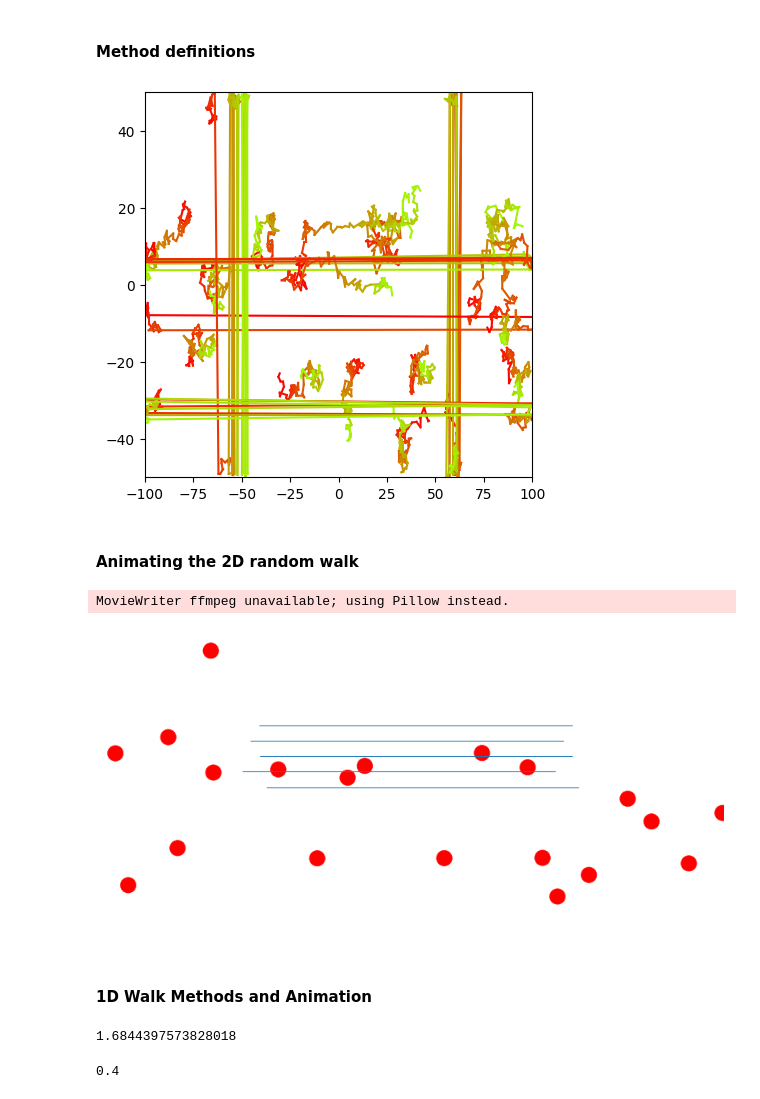
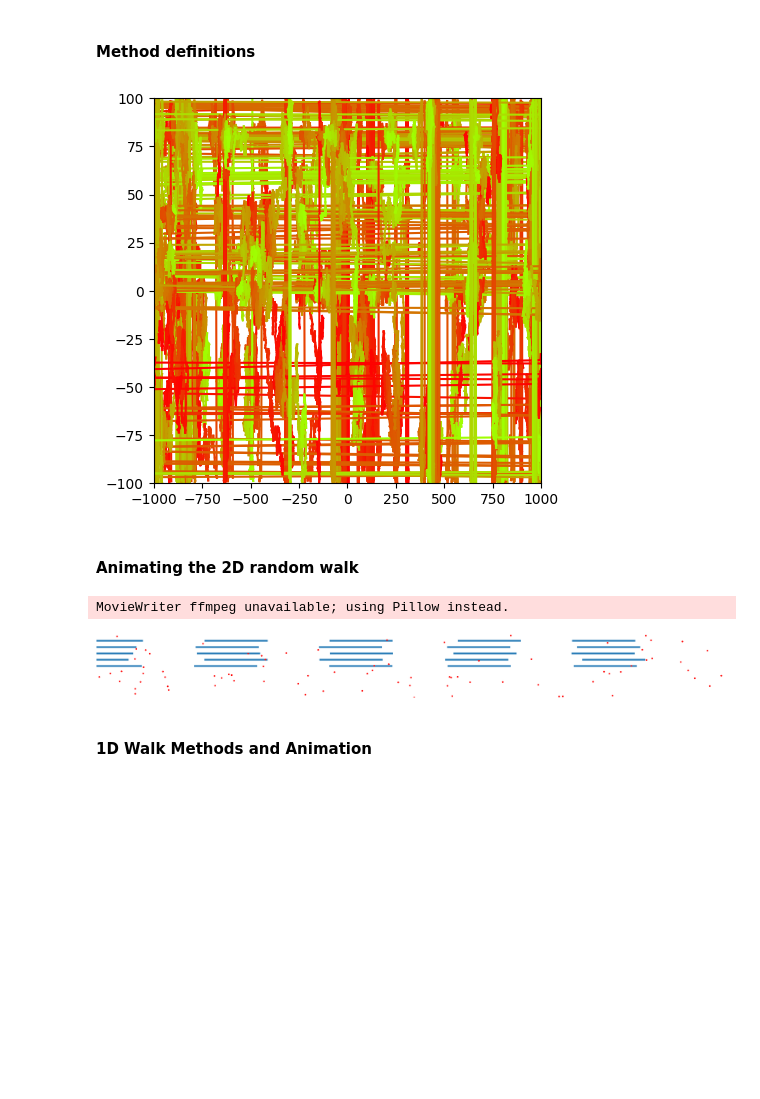
Before and after one commit to sophia-liao/DiffusionExercises, a Jupyter notebook: DiffusionExercise.ipynb, the cells around one changed output. Cells and saved outputs as stored; diff of their text form; code cells hidden in the pictures; blank space fills up the shorter version.

Commit message:
multiple ftsz + proper spacing
ftsz now moves at appropriate speed, but can't see results on python bc slow

```diff
--- a/DiffusionExercise.ipynb
+++ b/DiffusionExercise.ipynb
@@ -178,7 +178,7 @@ def newBrownianLocation(particle_name,dt):
 #moves filament list
 def moveFilamentList(filament_list):
     for f in filament_list:
-        x=f.position[0]+random.uniform(0,2)
+        x=f.position[0]+0.000001*30
         y=f.position[1]
         f.position= ((x+xrange[1]) % (xrange[1]-xrange[0])-xrange[1],(y+yrange[1]) % (yrange[1]-yrange[0])-yrange[1])
 
@@ -203,10 +203,10 @@ def correctByFilament(particle_list):
             dx=p.position[0]-m
             dy=p.position[1]-yvalue
             dist=math.sqrt(dx**2+dy**2)
-            n=6
+            n=15
             if dist<=n:
-                x=p.position[0]-2*(0.000001*13.66*dx*(n+2.5-dist)/dist)/(4.1/40000)
-                y=p.position[1]-2*(0.000001*13.66*dy*(n+2.5-dist)/dist)/(4.1/40000)
+                x=p.position[0]-(0.000001*13.66*dx*(n+2.5-dist)/dist)/(4.1/40000)
+                y=p.position[1]-(0.000001*13.66*dy*(n+2.5-dist)/dist)/(4.1/40000)
                 p.position=((x+xrange[1]) % (xrange[1]-xrange[0])-xrange[1],(y+yrange[1]) % (yrange[1]-yrange[0])-yrange[1])
 
 #moves entire list by one step; takes collisions into account
@@ -260,11 +260,13 @@ def placeParticle(particle_list, n, xrange, yrange):
 
 #places ftszs
 def placeFilament(fil_list, n):
-    for i in range(n):
-        xi=np.random.uniform(-5,5)
-        yi=i*5
-        F=ftsz(flength,(xi,yi),i)
-        fil_list.append(F)
+    for b in range(n):
+        bundlestart=b*(xrange[1]-xrange[0])/n+(xrange[1]-xrange[0])/(2*n)
+        for i in range(5):
+            xi=np.random.uniform(bundlestart,bundlestart+50)
+            yi=i*20
+            F=ftsz(flength,(xi,yi),i)
+            fil_list.append(F)
 
 #plots particle position as a colored time series
 def plotColorSpec(lx,ly):
@@ -285,14 +287,14 @@ def plotLineSpec(lx,ly):
         plt.plot([lx[i],lx[i+1]],[ly[i],ly[i+1]],c=[r,g,b])
 
 #create a simulation function
-def simulation(steps,numparticles,numfilaments,xrange,yrange):
+def simulation(steps,numparticles,numfbundles,xrange,yrange):
     global particle_list
     global filament_list
     particle_list=[]
     filament_list = []
     #initialize particles + filaments
     placeParticle(particle_list,numparticles,xrange,yrange)
-    placeFilament(filament_list,numfilaments)
+    placeFilament(filament_list,numfbundles)
 
     Ppositions = []
     Fpositions = []
@@ -340,55 +342,55 @@ def simulation(steps,numparticles,numfilaments,xrange,yrange):
     return Ppositions,Fpositions
 
 #run the simulation and store the data in X and Y
-xrange=(-100,100)
-flength=100
-yrange=(-50,50)
+xrange=(-1000,1000)
+flength=200
+yrange=(-100,100)
 plt.figure(figsize=(5,5))
 plt.xlim(xrange)
 plt.ylim(yrange)
-(Ppositions,Fpositions) = simulation(100,20,5,xrange,yrange)
+(Ppositions,Fpositions) = simulation(1000,80,5,xrange,yrange)
 nparticles = len(particle_list)
 nfilaments = len(filament_list)
 # %% [output]
-[figure, old version]
+[figure, new version]
 # %% [markdown]
 #### Animating the 2D random walk
 # %%
 from matplotlib.animation import FuncAnimation
-import matplotlib.patches as mpatches
+from matplotlib.patches import Rectangle
 import matplotlib.pyplot as plt
 import numpy as np
 import random
 
 #create our figure for the animation
 fig, ax = plt.subplots()
 fig.set_size_inches(xrange[1]/5,yrange[1]/5)
 fig.set_dpi(50)
 
 def animate(i):
 
     ax.clear()
 
+    for j in range(nfilaments):
+        Filaments=plt.Line2D((Fpositions[i][0][j]-flength/2,Fpositions[i][0][j]+flength/2),(Fpositions[i][1][j],Fpositions[i][1][j]))
+        ax.add_patch(Rectangle((Fpositions[i][0][j]-flength/2,Fpositions[i][1][j]-2.5),flength,5))
+
     for j in range(nparticles):
 
         Drawing_colored_circle = plt.Circle((Ppositions[i][0][j],Ppositions[i][1][j]),2.5,color='red')
         ax.add_artist( Drawing_colored_circle)
 
-    for j in range(nfilaments):
-        Filaments=plt.Line2D((Fpositions[i][0][j]-flength/2,Fpositions[i][0][j]+flength/2),(Fpositions[i][1][j],Fpositions[i][1][j]))
-        ax.add_artist(Filaments)
-        pass
 
     plt.xlim(xrange)
     plt.ylim(yrange)
     plt.axis('off')
 
-ani = FuncAnimation(fig,animate,frames=100,interval=1,repeat=False)
+ani = FuncAnimation(fig,animate,frames=400,interval=1,repeat=False)
 
 ani.save('2D.gif')
 # %% [output]
 MovieWriter ffmpeg unavailable; using Pillow instead.
-[figure, old version]
+[figure, new version]
 # %% [markdown]
 #### 1D Walk Methods and Animation
 # %%
@@ -470,14 +472,3 @@ def animate(i):
 ani = FuncAnimation(fig,animate,frames=100,interval=10,repeat=False)
 
 ani.save('1D.gif')
-# %%
-p1 = [7.151100842371534, 2.198050018264187]
-p2 = [6.374591074152892, 3.692830897227008]
-
-np.sqrt((p1[0]-p2[0])**2 + (p1[1]-p2[1])**2)
-# %% [output]
-1.6844397573828018
-# %%
-np.sqrt(4*40000*10**-6)
-# %% [output]
-0.4
```
Also changed, not shown: 1 other file.
